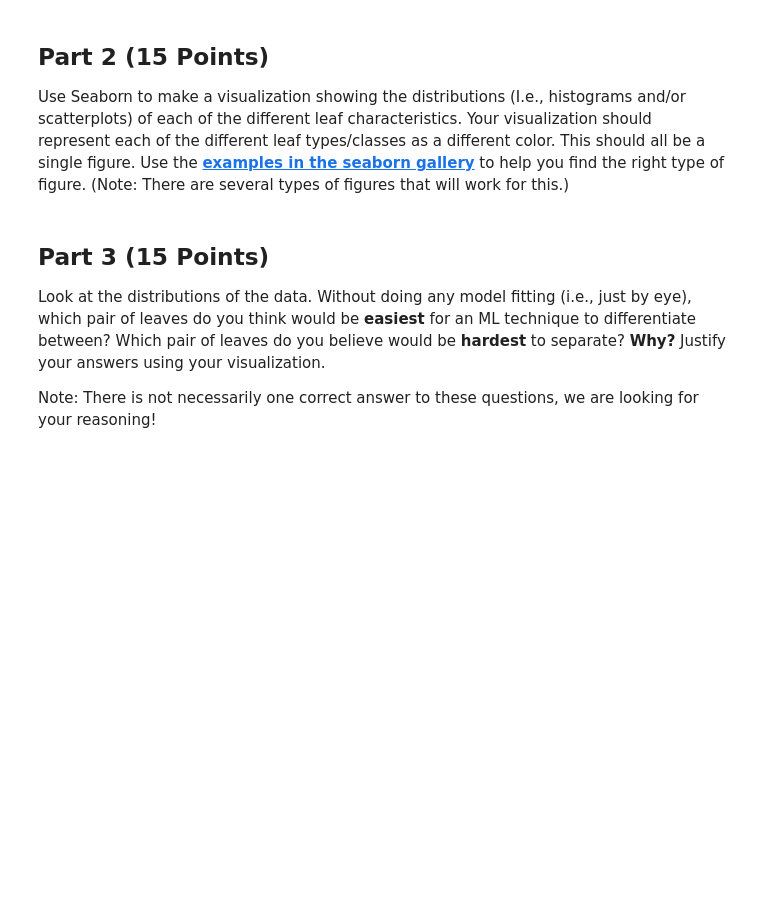
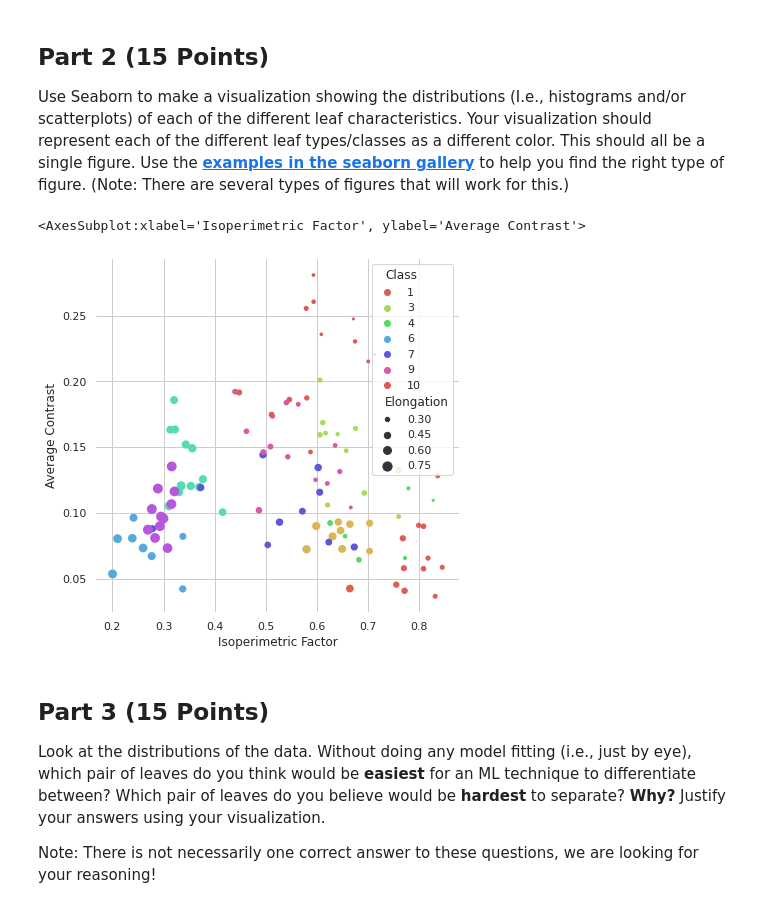
Before and after one commit to tjmcken22/CMSE-s23-turnin, a Jupyter notebook: Final/Final_003_McKenna.ipynb, the cells around one changed output. Drawn from its saved outputs; the diff is of its cells as text; code cells hidden in the pictures; blank space fills up the shorter version.

```diff
--- a/Final/Final_003_McKenna.ipynb
+++ b/Final/Final_003_McKenna.ipynb
@@ -47,2 +50,7 @@ To get started, let’s grab the dataset we’ll be working with.
 # %%
-#Write your code for downloading the data here
+#Write your code for importing the data here
+import pandas as pd
+import numpy as np
+
+df = pd.read_csv('leaf_data_cleaned.csv', delimiter = ',')
+df.head()
@@ -57,3 +68,22 @@ Use Seaborn to make a visualization showing the distributions (I.e., histograms
+# %%
+import seaborn as sns
+import matplotlib.pyplot as plt
+sns.set_theme(style="whitegrid")
+
+# Draw a scatter plot while assigning point colors and sizes to different
+# variables in the dataset
+f, ax = plt.subplots(figsize=(6.5, 6.5))
+sns.despine(f, left=True, bottom=True)
+class_list = ["1", "2", "3", "4", "5", "6", "7", "8", "9", "10"]
+sns.scatterplot(x="Isoperimetric Factor", y="Average Contrast",
+                hue="Class", size="Elongation",
+                palette="hls",
+                hue_order=class_list,
+                sizes=(1, 100), linewidth=0,
+                data=df, ax=ax)
+# %% [output]
+<AxesSubplot:xlabel='Isoperimetric Factor', ylabel='Average Contrast'>
+[figure, added]
 # %% [markdown]
 ## Part 3 (15 Points)
 
```
Also changed, not shown: parts of 7 cells of this notebook.
